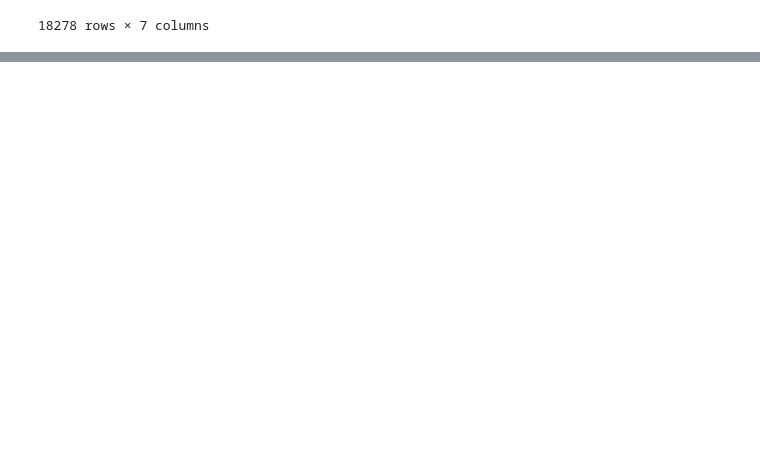
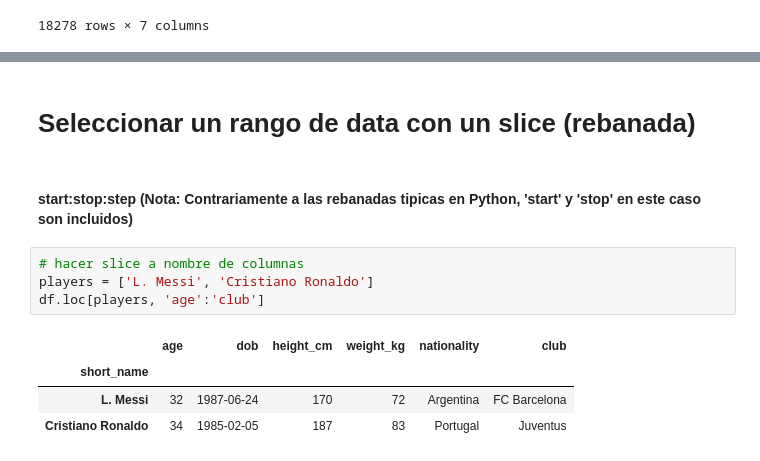
Before and after one commit to oscarmassonvera/PythonforDataScience, a Jupyter notebook: Extraccion de Data/ExtraccionDeData.ipynb, the cells around one changed output, grey strips where cells are left out. Cells and saved outputs as stored; diff of their text form; blank space fills up the shorter version.

Commit message:
slice con loc iloc

```diff
--- a/Extraccion de Data/ExtraccionDeData.ipynb
+++ b/Extraccion de Data/ExtraccionDeData.ipynb
@@ -76,0 +172,13 @@ df[['long_name','age','dob','height_cm',
+# %% [markdown]
+# Seleccionar un rango de data con un slice (rebanada)
+# %% [markdown]
+#### start:stop:step (Nota: Contrariamente a las rebanadas tipicas en Python, 'start' y 'stop' en este caso son incluidos)
+# %%
+# hacer slice a nombre de columnas
+players = ['L. Messi', 'Cristiano Ronaldo']
+df.loc[players, 'age':'club']
+# %% [output]
+|  | age | dob | height_cm | weight_kg | nationality | club |
+| short_name |  |  |  |  |  |  |
+| L. Messi | 32 | 1987-06-24 | 170 | 72 | Argentina | FC Barcelona |
+| Cristiano Ronaldo | 34 | 1985-02-05 | 187 | 83 | Portugal | Juventus |
```
Also changed, not shown: parts of 12 cells of this notebook.
